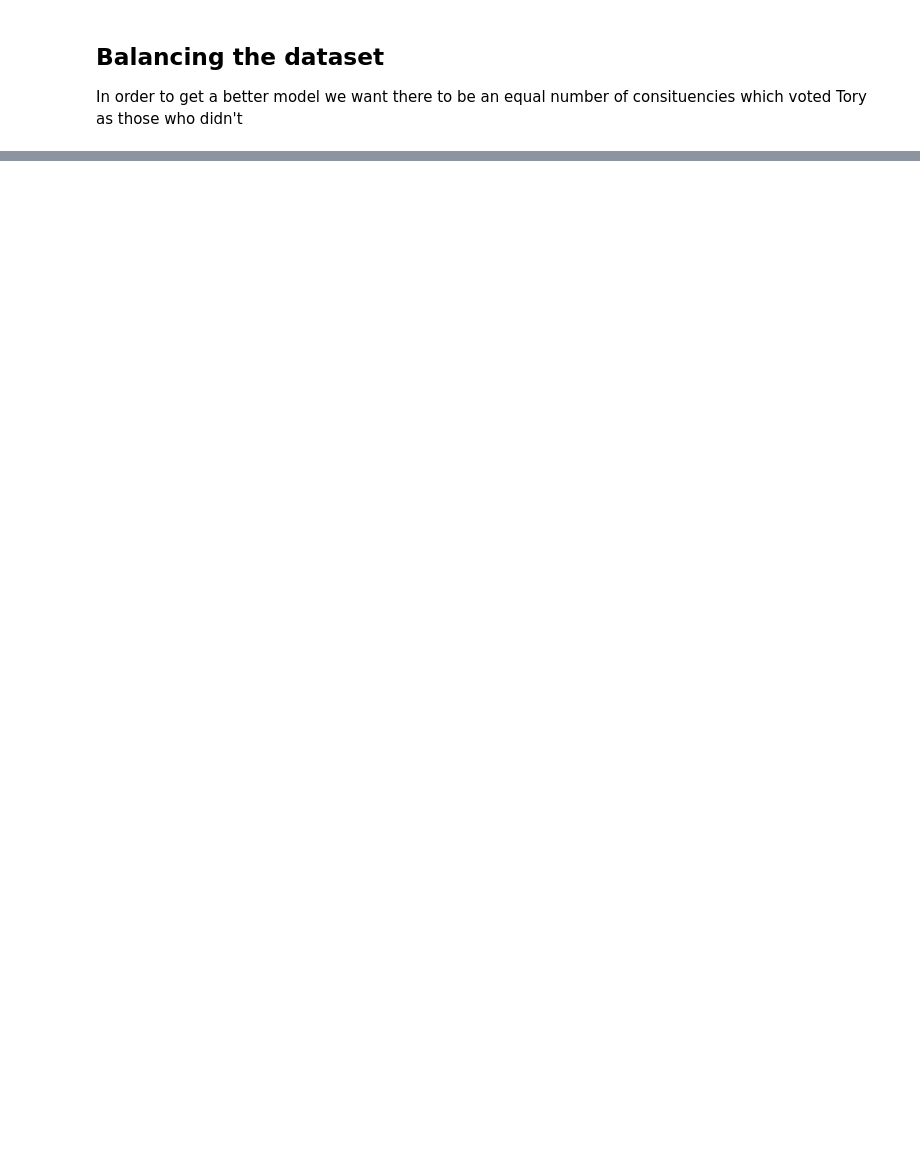
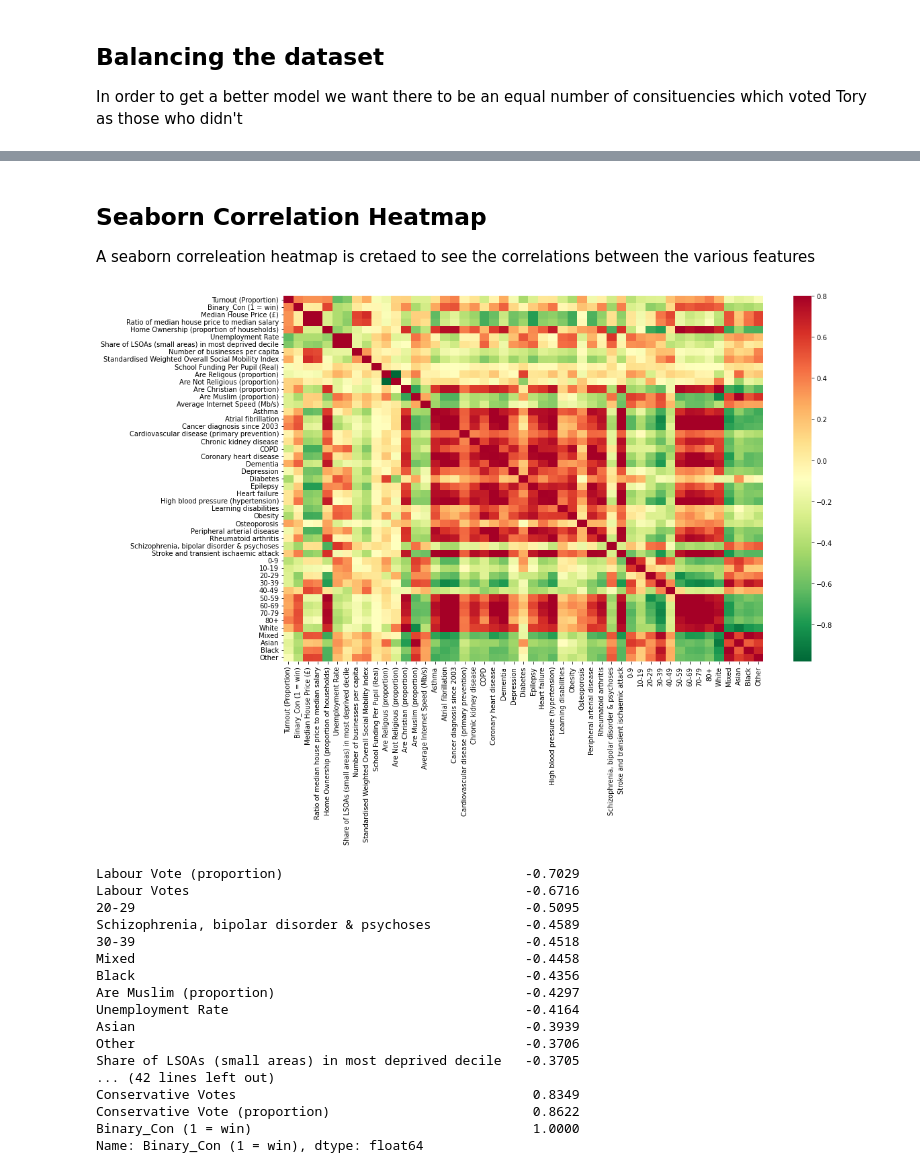
Before and after one commit to mlm20/UK-Parliamentary-Classification-Model, a Jupyter notebook: Final Project (2019 General Election)/project.ipynb, the cells around one changed output, grey strips where cells are left out. Cells and saved outputs as stored; diff of their text form; code cells hidden in the pictures; blank space fills up the shorter version.

```diff
--- a/Final Project (2019 General Election)/project.ipynb
+++ b/Final Project (2019 General Election)/project.ipynb
@@ -39,0 +214,38 @@ resampled_dataset_val, resampled_dataset_test = train_test_split(
+# %% [markdown]
+## Seaborn Correlation Heatmap
+
+A seaborn correleation heatmap is cretaed to see the correlations between the various features
+# %%
+seaborn_data = dataset.drop(columns = [
+    "Constituency Name", "Electorate", "Number of Businesses", "Conservative Votes",
+    "Conservative Vote (proportion)", "Labour Votes", "Labour Vote (proportion)", "Lib Dem Votes", "Lib Dem Vote (proportion)"
+])
+
+corrmat = seaborn_data.corr()
+heatmap = plt.figure(figsize = (16, 10))
+
+sns.heatmap(corrmat, vmax = 0.8, cmap = "RdYlGn_r")
+plt.show()
+
+corrT = dataset.corr(method = "pearson").round(4)
+corrT = corrT.sort_values(by = ["Binary_Con (1 = win)"])
+corrT["Binary_Con (1 = win)"]
+# %% [output]
+[figure, added]
+Labour Vote (proportion)                               -0.7029
+Labour Votes                                           -0.6716
+20-29                                                  -0.5095
+Schizophrenia, bipolar disorder & psychoses            -0.4589
+30-39                                                  -0.4518
+Mixed                                                  -0.4458
+Black                                                  -0.4356
+Are Muslim (proportion)                                -0.4297
+Unemployment Rate                                      -0.4164
+Asian                                                  -0.3939
+Other                                                  -0.3706
+Share of LSOAs (small areas) in most deprived decile   -0.3705
+... (42 lines left out)
+Conservative Votes                                      0.8349
+Conservative Vote (proportion)                          0.8622
+Binary_Con (1 = win)                                    1.0000
+Name: Binary_Con (1 = win), dtype: float64
```
Also changed, not shown: parts of 21 cells of this notebook, 11 other files.
